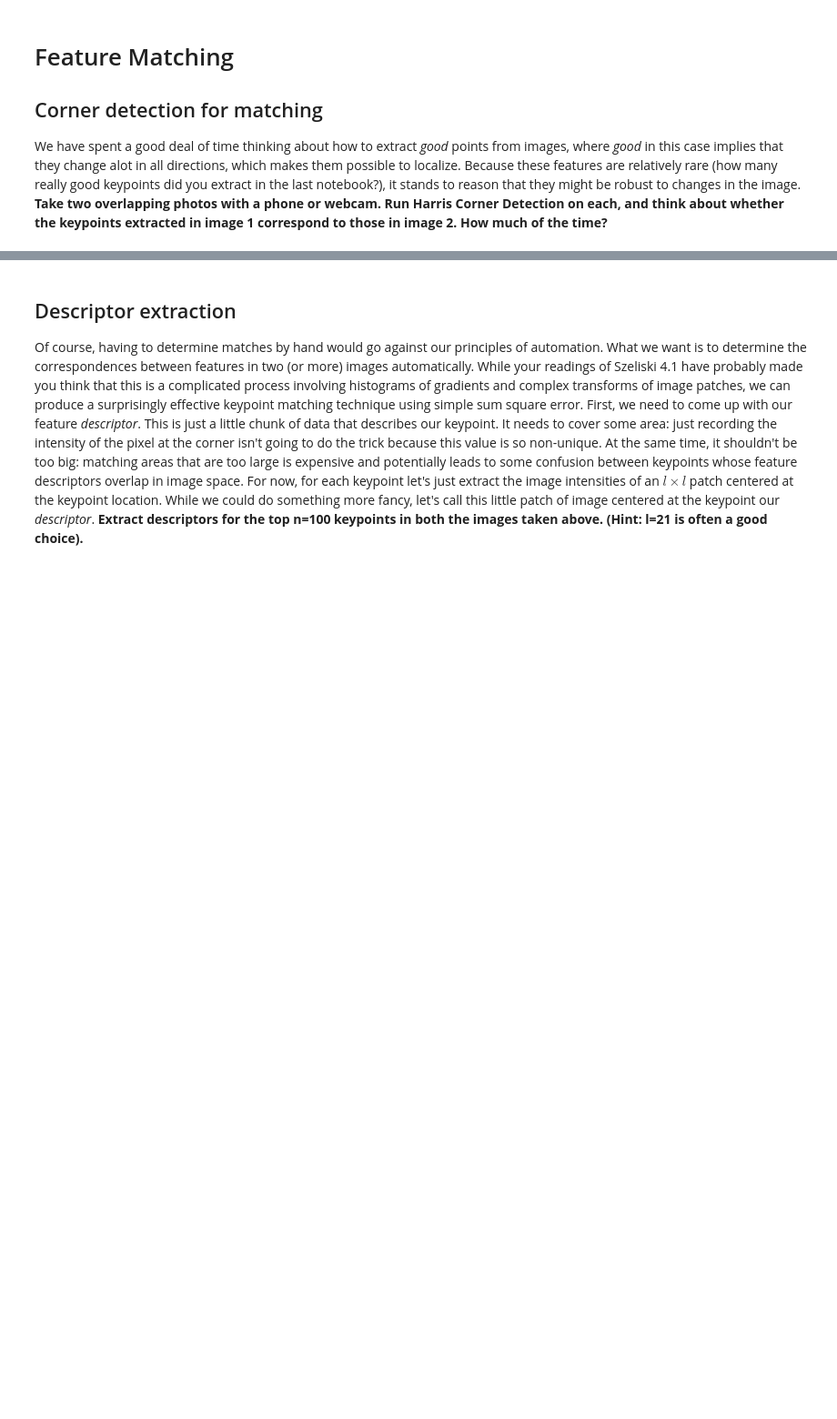
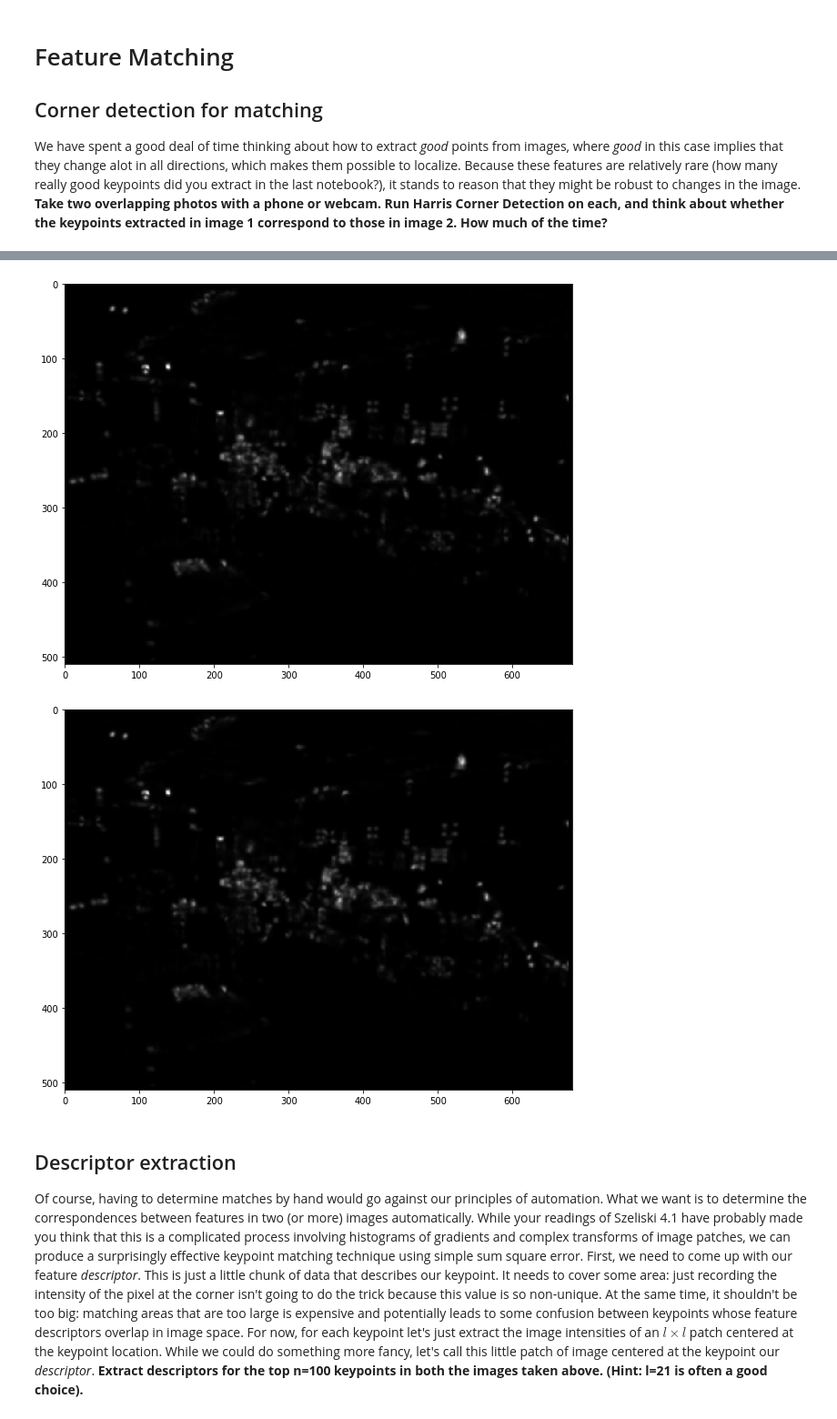
Before and after one commit to fbunt/190211_feature_matching, a Jupyter notebook: keypoint_matching.ipynb, the cells around one changed output, grey strips where cells are left out. Shown: that part at 91% size. Cells and saved outputs as stored; diff of their text form; code cells hidden in the pictures; blank space fills up the shorter version.

```diff
--- a/keypoint_matching.ipynb
+++ b/keypoint_matching.ipynb
@@ -24,3 +21,11 @@ imgshow(img1)
+# %%
+H0 = harris_response(img0)
+H1 = harris_response(img0)
+imgshow(H0)
+imgshow(H1)
+# %% [output]
+[figure, added]
+[figure, added]
 # %% [markdown]
 ## Descriptor extraction
 Of course, having to determine matches by hand would go against our principles of automation.  What we want is to determine the correspondences between features in two (or more) images automatically.  While your readings of Szeliski 4.1 have probably made you think that this is a complicated process involving histograms of gradients and complex transforms of image patches, we can produce a surprisingly effective keypoint matching technique using simple sum square error.  First, we need to come up with our feature *descriptor*.  This is just a little chunk of data that describes our keypoint.  It needs to cover some area: just recording the intensity of the pixel at the corner isn't going to do the trick because this value is so non-unique.  At the same time, it shouldn't be too big: matching areas that are too large is expensive and potentially leads to some confusion between keypoints whose feature descriptors overlap in image space.  For now, for each keypoint let's just extract the image intensities of an $l \times l$ patch centered at the keypoint location.  While we could do something more fancy, let's call this little patch of image centered at the keypoint our *descriptor*.  **Extract descriptors for the top n=100 keypoints in both the images taken above.  (Hint: l=21 is often a good choice).**
```
Also changed, not shown: parts of 1 cell of this notebook, 4 other files.
